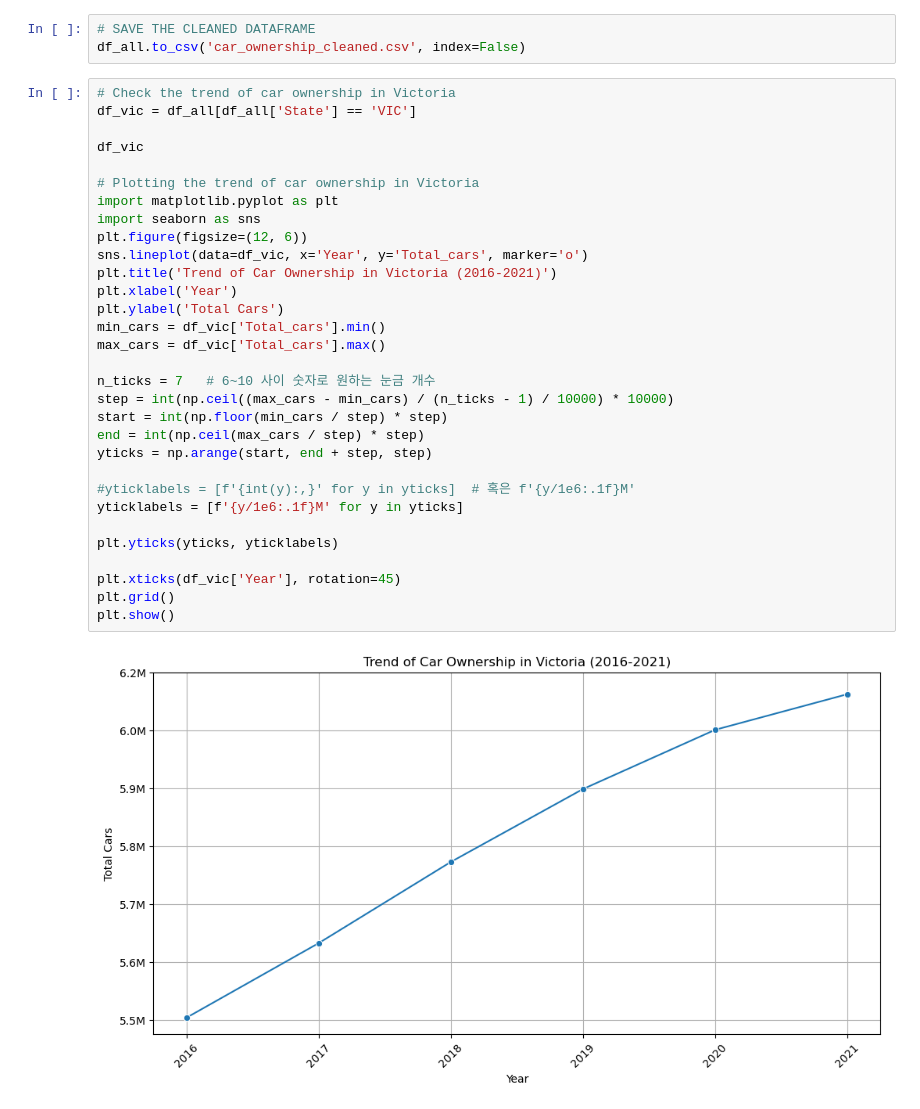
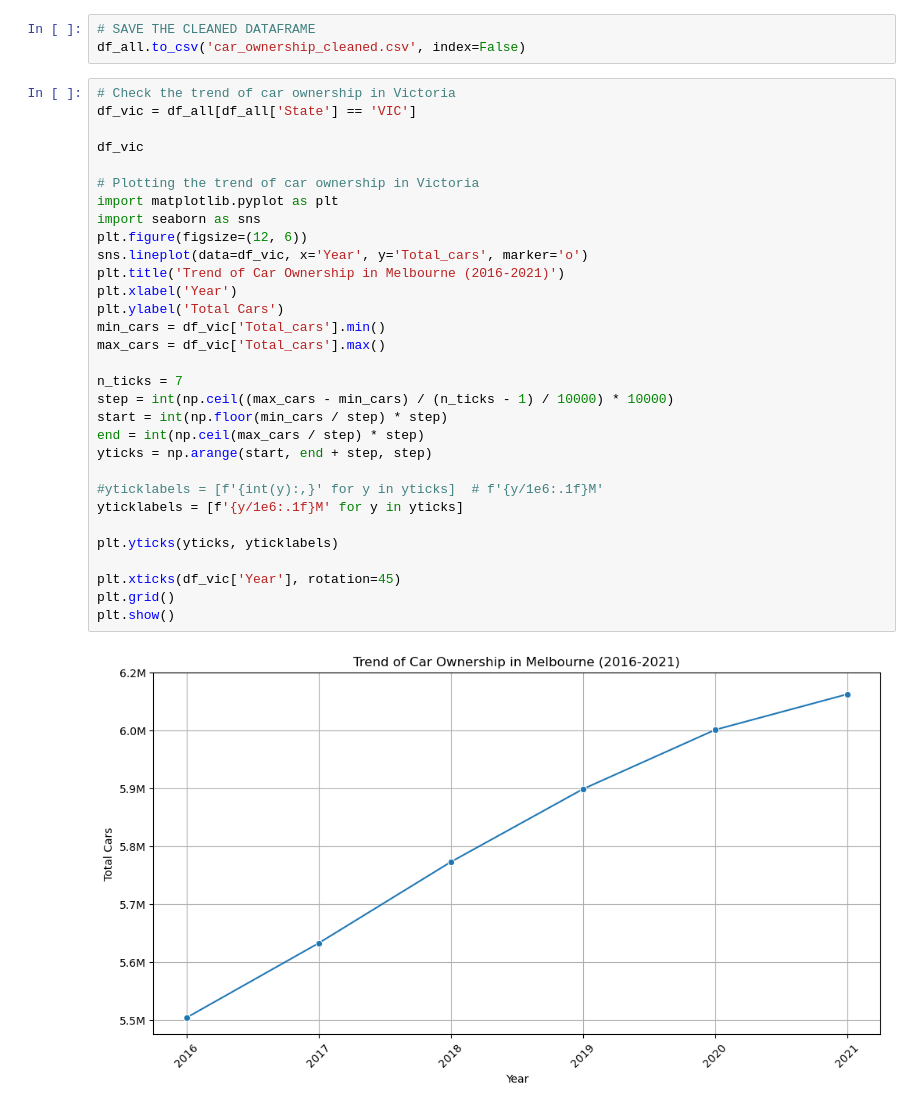
Before and after one commit to Gyoungd/carownership_backend_api, a Jupyter notebook: car_ownership.ipynb, the cells around one changed output. Saved outputs shown, nothing was run; the diff lists cells and outputs as text.

Commit message:
Update_graph

```diff
--- a/car_ownership.ipynb
+++ b/car_ownership.ipynb
@@ -229,33 +229,33 @@ df_all.to_csv('car_ownership_cleaned.csv', index=False)
 # %%
 # Check the trend of car ownership in Victoria
 df_vic = df_all[df_all['State'] == 'VIC']
 
 df_vic
 
 # Plotting the trend of car ownership in Victoria
 import matplotlib.pyplot as plt
 import seaborn as sns
 plt.figure(figsize=(12, 6))
 sns.lineplot(data=df_vic, x='Year', y='Total_cars', marker='o')
-plt.title('Trend of Car Ownership in Victoria (2016-2021)')
+plt.title('Trend of Car Ownership in Melbourne (2016-2021)')
 plt.xlabel('Year')
 plt.ylabel('Total Cars')
 min_cars = df_vic['Total_cars'].min()
 max_cars = df_vic['Total_cars'].max()
 
-n_ticks = 7   # 6~10 사이 숫자로 원하는 눈금 개수
+n_ticks = 7
 step = int(np.ceil((max_cars - min_cars) / (n_ticks - 1) / 10000) * 10000)
 start = int(np.floor(min_cars / step) * step)
 end = int(np.ceil(max_cars / step) * step)
 yticks = np.arange(start, end + step, step)
 
-#yticklabels = [f'{int(y):,}' for y in yticks]  # 혹은 f'{y/1e6:.1f}M'
+#yticklabels = [f'{int(y):,}' for y in yticks]  # f'{y/1e6:.1f}M'
 yticklabels = [f'{y/1e6:.1f}M' for y in yticks]
 
 plt.yticks(yticks, yticklabels)
 
 plt.xticks(df_vic['Year'], rotation=45)
 plt.grid()
 plt.show()
 # %% [output]
-[figure, old version]
+[figure, new version]
```
Also changed, not shown: 1 other file.
